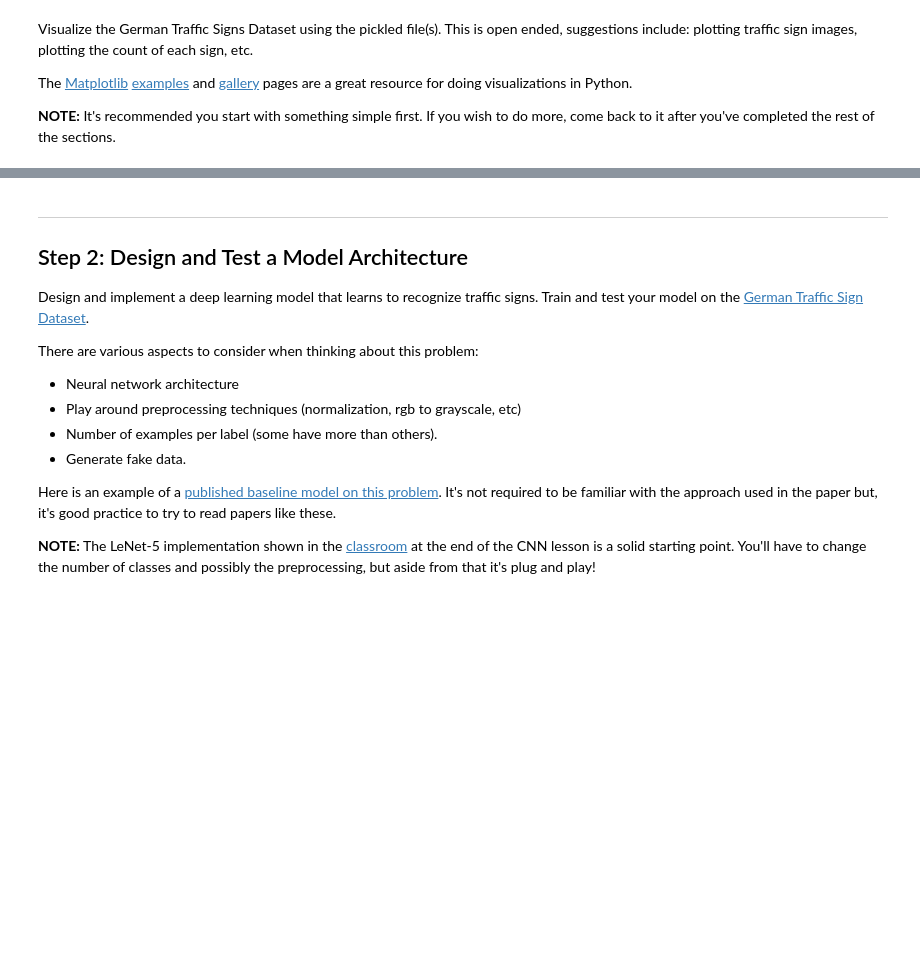
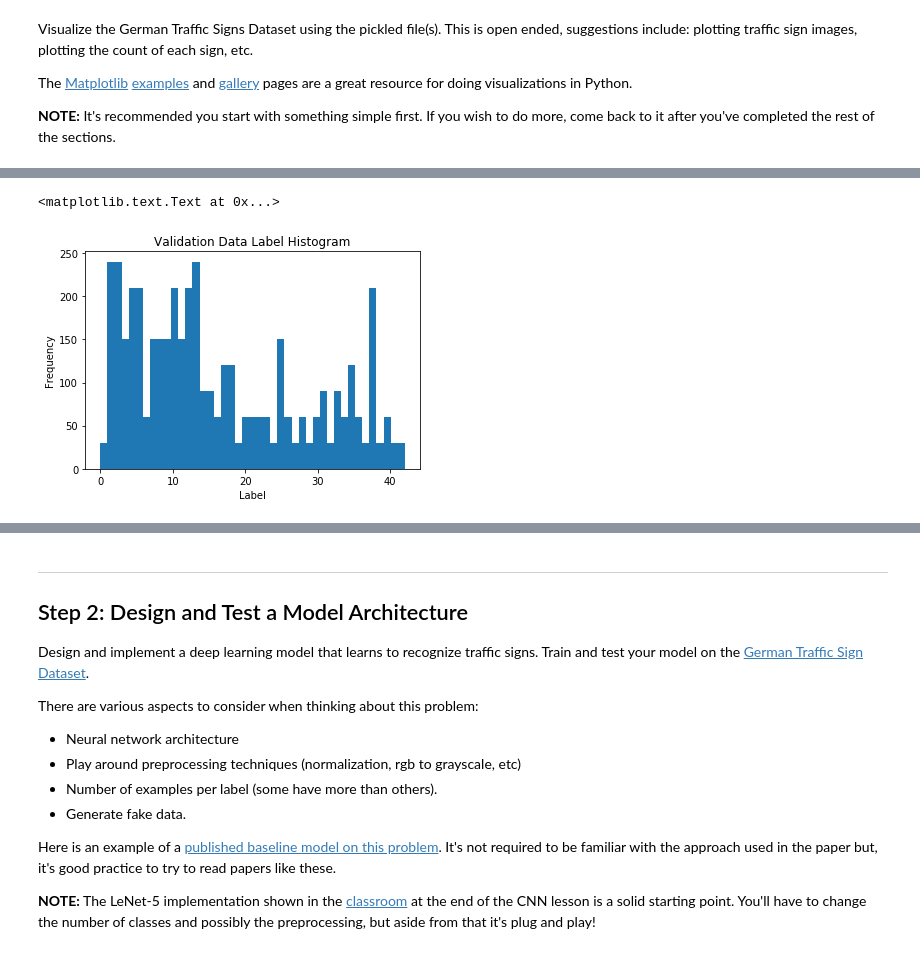
Before and after one commit to xingchih/CarND-Traffic-Sign-Classifier-Project, a Jupyter notebook: Traffic_Sign_Classifier.ipynb, the cells around one changed output, grey strips where cells are left out. Saved outputs shown, nothing was run; the diff lists cells and outputs as text; code cells hidden in the pictures; blank space fills up the shorter version.

```diff
--- a/Traffic_Sign_Classifier.ipynb
+++ b/Traffic_Sign_Classifier.ipynb
@@ -95,0 +136,8 @@ import matplotlib.pyplot as plt
+# %%
+plt.hist(y_valid, bins=n_classes)
+plt.title("Validation Data Label Histogram")
+plt.xlabel("Label")
+plt.ylabel("Frequency")
+# %% [output]
+<matplotlib.text.Text at 0x...>
+[figure, added]
```
Also changed, not shown: parts of 14 cells of this notebook, 20 other files.
